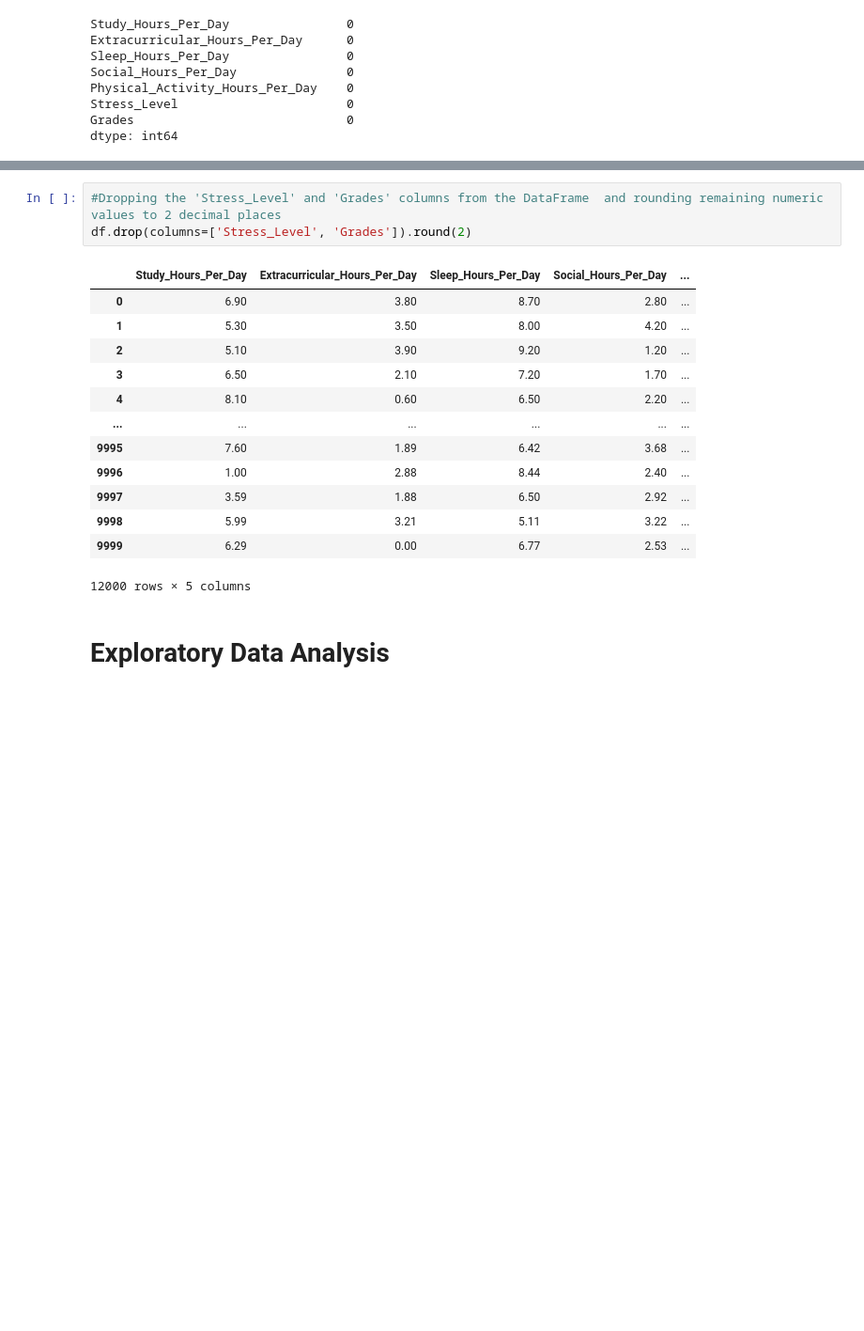
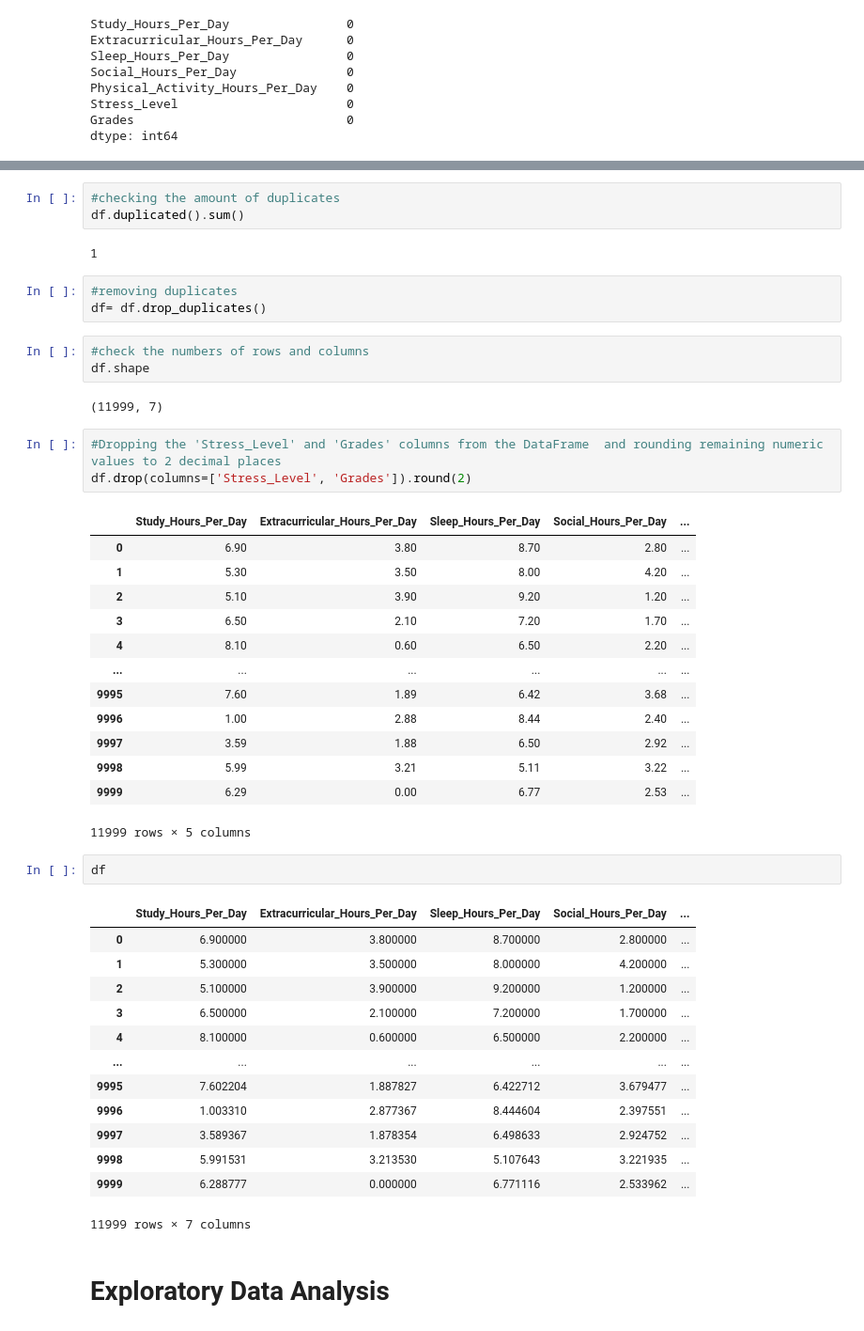
Before and after one commit to Alexpious/Study-Success-Predictor, a Jupyter notebook: StudySuccess Predictor .ipynb, the cells around one changed output, grey strips where cells are left out. Shown at 94% size. Drawn from its saved outputs; the diff is of its cells as text; blank space fills up the shorter version.

```diff
--- a/StudySuccess Predictor .ipynb
+++ b/StudySuccess Predictor .ipynb
@@ -82,3 +78,16 @@ dtype: int64
+# %%
+#checking the amount of duplicates
+df.duplicated().sum()
+# %% [output]
+1
+# %%
+#removing duplicates
+df= df.drop_duplicates()
+# %%
+#check the numbers of rows and columns
+df.shape
+# %% [output]
+(11999, 7)
 # %%
 #Dropping the 'Stress_Level' and 'Grades' columns from the DataFrame  and rounding remaining numeric values to 2 decimal places
 df.drop(columns=['Stress_Level', 'Grades']).round(2)
@@ -95,6 +104,22 @@ df.drop(columns=['Stress_Level', 'Grades']).round(2)
 | 9997 | 3.59 | 1.88 | 6.50 | 2.92 | ... |
 | 9998 | 5.99 | 3.21 | 5.11 | 3.22 | ... |
 | 9999 | 6.29 | 0.00 | 6.77 | 2.53 | ... |
-12000 rows × 5 columns
+11999 rows × 5 columns
+# %%
+df
+# %% [output]
+|  | Study_Hours_Per_Day | Extracurricular_Hours_Per_Day | Sleep_Hours_Per_Day | Social_Hours_Per_Day | ... |
+| 0 | 6.900000 | 3.800000 | 8.700000 | 2.800000 | ... |
+| 1 | 5.300000 | 3.500000 | 8.000000 | 4.200000 | ... |
+| 2 | 5.100000 | 3.900000 | 9.200000 | 1.200000 | ... |
+| 3 | 6.500000 | 2.100000 | 7.200000 | 1.700000 | ... |
+| 4 | 8.100000 | 0.600000 | 6.500000 | 2.200000 | ... |
+| ... | ... | ... | ... | ... | ... |
+| 9995 | 7.602204 | 1.887827 | 6.422712 | 3.679477 | ... |
+| 9996 | 1.003310 | 2.877367 | 8.444604 | 2.397551 | ... |
+| 9997 | 3.589367 | 1.878354 | 6.498633 | 2.924752 | ... |
+| 9998 | 5.991531 | 3.213530 | 5.107643 | 3.221935 | ... |
+| 9999 | 6.288777 | 0.000000 | 6.771116 | 2.533962 | ... |
+11999 rows × 7 columns
 # %% [markdown]
 # Exploratory Data Analysis
```
Also changed, not shown: parts of 10 cells of this notebook.
